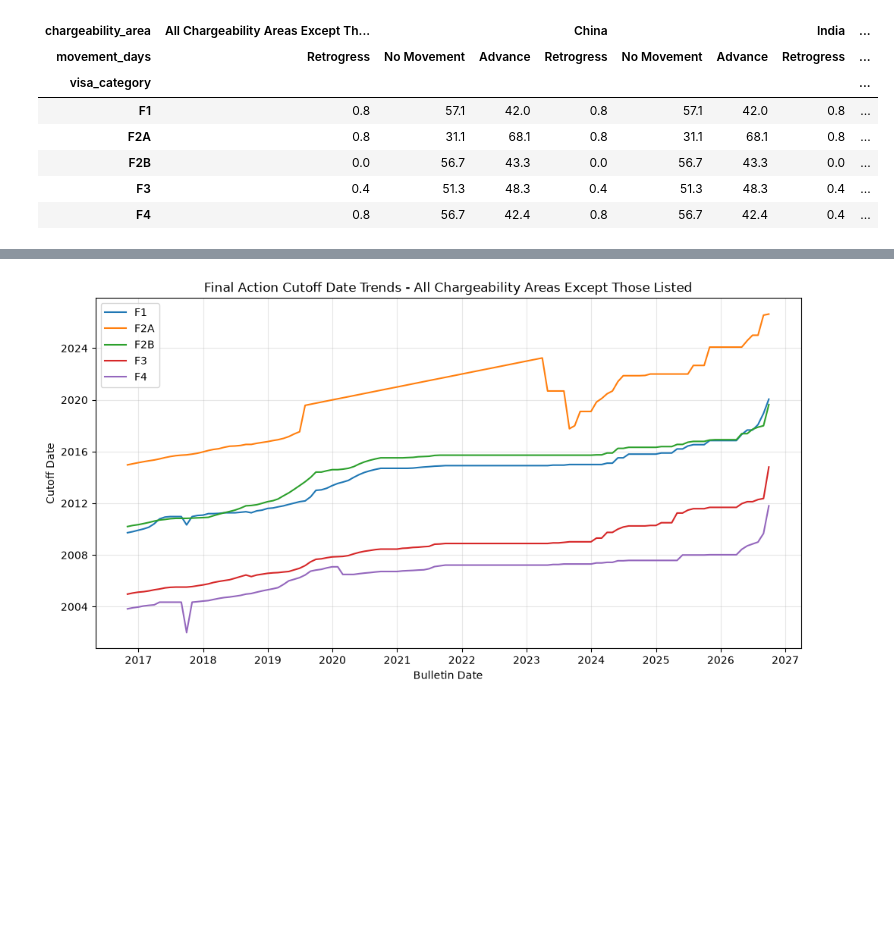
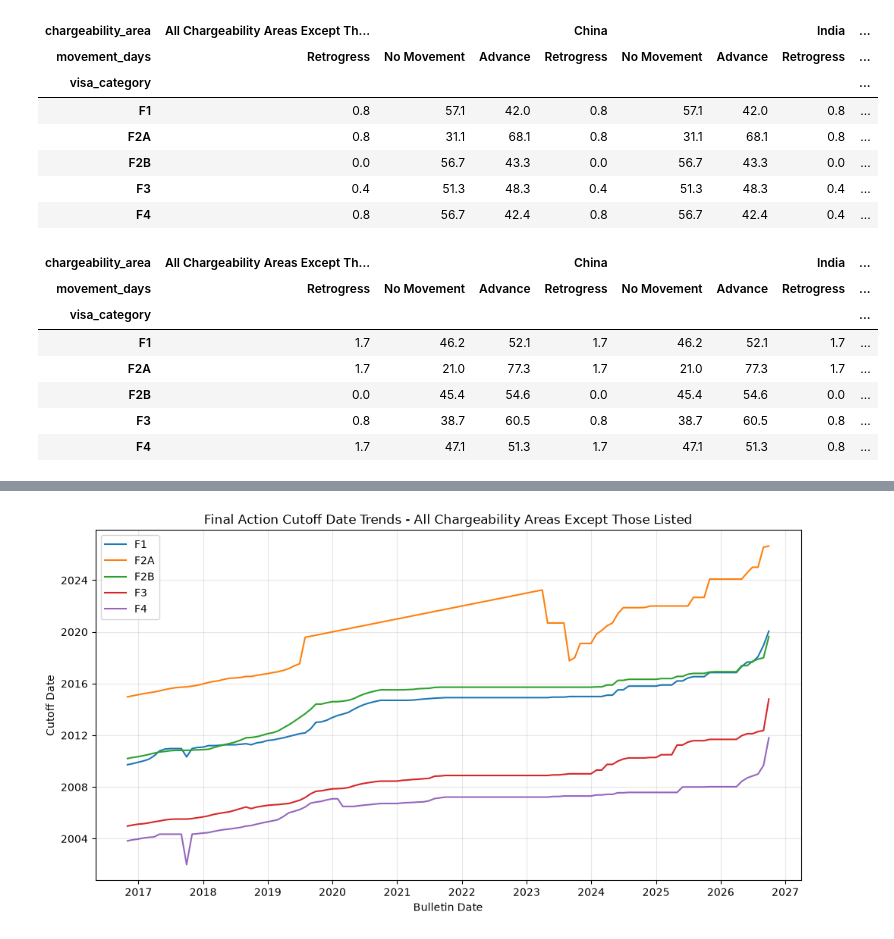
Before and after one commit to stak-k/visa-bulletin-project, a Jupyter notebook: notebooks/05_Q1_exploratory_data_analysis.ipynb, the cells around one changed output, grey strips where cells are left out. Saved outputs shown, nothing was run; the diff lists cells and outputs as text; code cells hidden in the pictures; blank space fills up the shorter version.

```diff
--- a/notebooks/05_Q1_exploratory_data_analysis.ipynb
+++ b/notebooks/05_Q1_exploratory_data_analysis.ipynb
@@ -251,3 +279,46 @@ movement_percent_by_area.round(1)
 | F2B | 0.0 | 56.7 | 43.3 | 0.0 | 56.7 | 43.3 | 0.0 | ... |
 | F3 | 0.4 | 51.3 | 48.3 | 0.4 | 51.3 | 48.3 | 0.4 | ... |
 | F4 | 0.8 | 56.7 | 42.4 | 0.8 | 56.7 | 42.4 | 0.4 | ... |
+# %%
+# FINAL ACTION: Movement percentages by visa category and chargeability area.
+
+final_action_df = q1_df[
+    q1_df["table_type"] == "Final Action"
+]
+
+final_action_direction = pd.cut(
+    final_action_df["movement_days"],
+    bins=[float("-inf"), -0.0001, 0, float("inf")],
+    labels=["Retrogress", "No Movement", "Advance"]
+)
+
+final_action_counts = pd.crosstab(
+    index=final_action_df["visa_category"],
+    columns=[
+        final_action_df["chargeability_area"],
+        final_action_direction
+    ]
+)
+
+final_action_percent = final_action_counts.astype(float)
+
+for area in final_action_df["chargeability_area"].unique():
+
+    area_total = final_action_counts[area].sum(axis=1)
+
+    final_action_percent[area] = (
+        final_action_counts[area]
+        .div(area_total, axis=0)
+        * 100
+    )
+
+final_action_percent.round(1)
+# %% [output]
+| chargeability_area | All Chargeability Areas Except Th... |  |  | China |  |  | India | ... |
+| movement_days | Retrogress | No Movement | Advance | Retrogress | No Movement | Advance | Retrogress | ... |
+| visa_category |  |  |  |  |  |  |  | ... |
+| F1 | 1.7 | 46.2 | 52.1 | 1.7 | 46.2 | 52.1 | 1.7 | ... |
+| F2A | 1.7 | 21.0 | 77.3 | 1.7 | 21.0 | 77.3 | 1.7 | ... |
+| F2B | 0.0 | 45.4 | 54.6 | 0.0 | 45.4 | 54.6 | 0.0 | ... |
+| F3 | 0.8 | 38.7 | 60.5 | 0.8 | 38.7 | 60.5 | 0.8 | ... |
+| F4 | 1.7 | 47.1 | 51.3 | 1.7 | 47.1 | 51.3 | 0.8 | ... |
```
Also changed, not shown: parts of 8 cells of this notebook, 9 other files.
